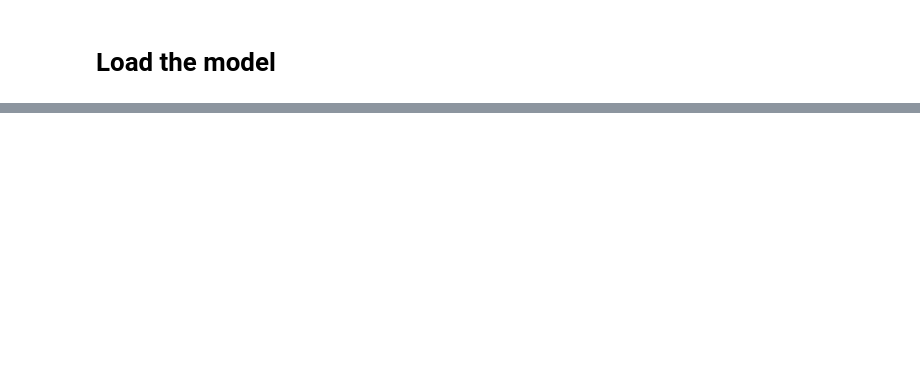
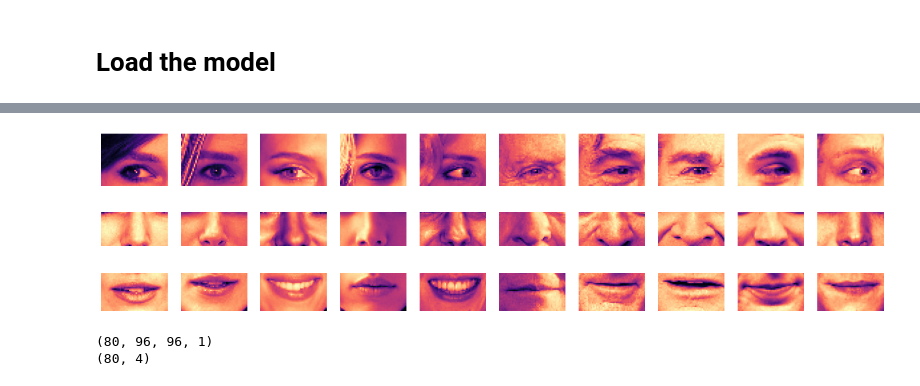
Before and after one commit to abhayp2204/Face-Signatures, a Jupyter notebook: code.ipynb, the cells around one changed output, grey strips where cells are left out. Drawn from its saved outputs; the diff is of its cells as text; code cells hidden in the pictures; blank space fills up the shorter version.

```diff
--- a/code.ipynb
+++ b/code.ipynb
@@ -121,0 +176,6 @@ show_images(test_images[r], test_preds[r])
+# %%
+dissected_faces = []
+for i in range(len(faces)):
+    left_eye, right_eye, nose, mouth = dissect_face(faces[i], test_preds[i], cover_lower=False)
+    dissected_faces.append(np.array([left_eye, right_eye, nose, mouth]))
+dissected_faces = np.array(dissected_faces)
@@ -121,0 +215,39 @@ show_images(test_images[r], test_preds[r])
+# %%
+# plot dissected left eye, nose and mouth side by side
+indices = [20, 22, 26, 28, 35, 40, 45, 55, 60, 75]
+N = len(indices)
+size = (20, 20)
+
+# left eye
+plt.figure(figsize=size)
+for i, z in enumerate(indices):
+    plt.subplot(1, N, i + 1)
+    plt.imshow(dissected_faces[z][0], cmap="magma")
+    plt.axis("off")
+plt.show()
+
+# nose
+plt.figure(figsize=size)
+for i, z in enumerate(indices):
+    plt.subplot(1, N, i + 1)
+    plt.imshow(dissected_faces[z][2], cmap="magma")
+    plt.axis("off")
+plt.show()
+
+# mouth
+plt.figure(figsize=size)
+for i, z in enumerate(indices):
+    plt.subplot(1, N, i + 1)
+    plt.imshow(dissected_faces[z][3], cmap="magma")
+    plt.axis("off")
+plt.show()
+# %% [output]
+[figure, added]
+[figure, added]
+[figure, added]
+# %%
+print(faces.shape)
+print(dissected_faces.shape)
+# %% [output]
+(80, 96, 96, 1)
+(80, 4)
```
Also changed, not shown: parts of 15 cells of this notebook, 1 other file.
